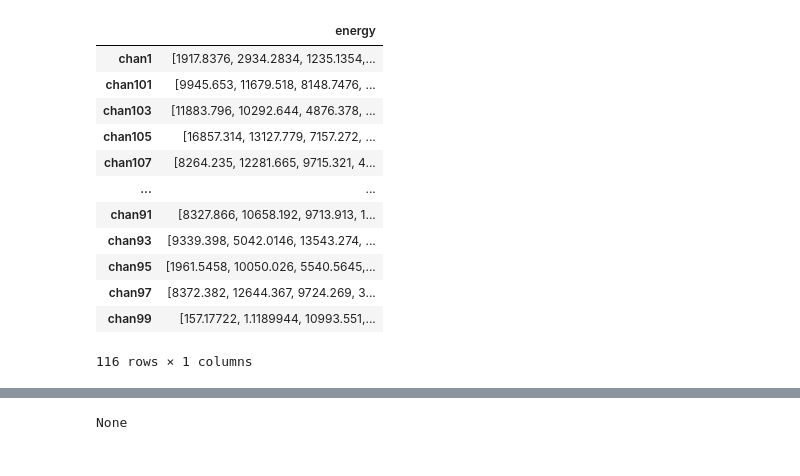
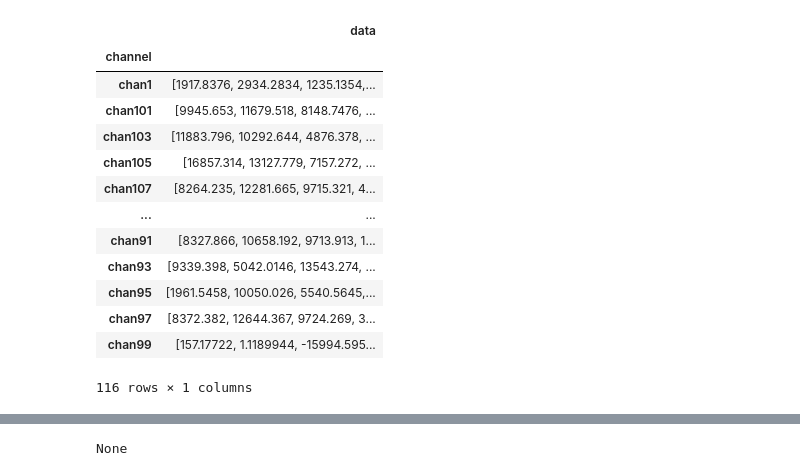
Before and after one commit to Tussky/spectral, a Jupyter notebook: Josiah.ipynb, the cells around one changed output, grey strips where cells are left out. Cells and saved outputs as stored; diff of their text form; code cells hidden in the pictures.

```diff
--- a/Josiah.ipynb
+++ b/Josiah.ipynb
@@ -6,16 +6,21 @@ import numpy as np
 from scipy.signal import savgol_filter
 # %%
 filename = "data/210601_NBS295-106/20210601_152616_mass-001.hdf5"
-with h5py.File(filename, "r") as hdf_file:
-    channels = pd.DataFrame(columns=["energy"], index=hdf_file.keys())
+chan_dict = []
+with h5py.File(filename, 'r') as hdf_file:
+    # print(list(hdf_file.keys()))
+    # print(list(hdf_file['chan1'].keys()))
+    for i, channel in enumerate(list(hdf_file.keys())):
+        chan_num = channel
+        chan_data = np.array(hdf_file[channel]['filt_value'])
 
-    for channel_name in hdf_file:
-        goint_in = np.array(hdf_file[channel_name]["filt_value"])
-        goint_in = goint_in[(goint_in > 0) & (goint_in < np.percentile(goint_in, 97))]
-        channels.loc[channel_name, "energy"] = goint_in
-channels
+        chan_dict.append({'channel' : chan_num, 'data' : chan_data})
+channels_df = pd.DataFrame(chan_dict)
+channels_df = channels_df.set_index('channel')
+channels_df
 # %% [output]
-|  | energy |
+|  | data |
+| channel |  |
 | chan1 | [1917.8376, 2934.2834, 1235.1354,... |
 | chan101 | [9945.653, 11679.518, 8148.7476, ... |
 | chan103 | [11883.796, 10292.644, 4876.378, ... |
@@ -26,5 +31,5 @@ channels
 | chan93 | [9339.398, 5042.0146, 13543.274, ... |
 | chan95 | [1961.5458, 10050.026, 5540.5645,... |
 | chan97 | [8372.382, 12644.367, 9724.269, 3... |
-| chan99 | [157.17722, 1.1189944, 10993.551,... |
+| chan99 | [157.17722, 1.1189944, -15994.595... |
 116 rows × 1 columns
```
Also changed, not shown: parts of 9 cells of this notebook, 2 other files.
